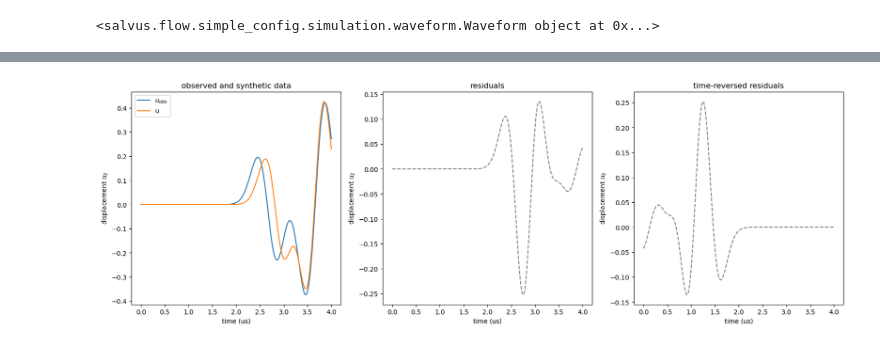
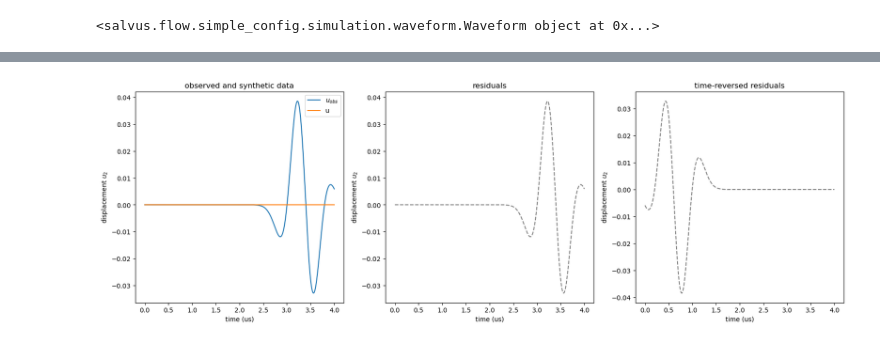
Before and after one commit to oliverwfy/Salvus, a Jupyter notebook: elastic_model/tomography/gradient.ipynb, the cells around one changed output, grey strips where cells are left out. Saved outputs shown, nothing was run; the diff lists cells and outputs as text; code cells hidden in the pictures.

```diff
--- a/elastic_model/tomography/gradient.ipynb
+++ b/elastic_model/tomography/gradient.ipynb
@@ -148,7 +148,7 @@ src = sn.simple_config.source.cartesian.VectorPoint2D(
 
 fileds = ['displacement']
 
-rx_pos = [(1e-3, 1e-3), (3e-3, 1e-3), (5e-3, 1e-3),(7e-3, 1e-3),(9e-3, 1e-3)]
+rx_pos = [(5e-3, 1e-3)]
 # rx_pos = [(0.01, 0.01), (0, 0)]
 
 recs = [sn.simple_config.receiver.cartesian.Point2D(
@@ -167,6 +167,7 @@ sn.EventCollection.from_sources(
 
 center_frequency = CENTRAL_FREQUENCY
 sampling_rate_in_hertz = center_frequency*100
+
 
 
 end_time = 4e-6
@@ -250,31 +251,31 @@ p.viz.nb.simulation_setup(
 VBox(children=(HTML(value='\n            <p><i>This is only a preview. Use ParaView to actually investigate\n …
 <salvus.flow.simple_config.simulation.waveform.Waveform object at 0x...>
 # %%
-# Make a copy to add a layer in between
-mesh_homogeneous_scatterers = mesh_homogeneous.copy()
-centroids = mesh_homogeneous_scatterers.get_element_centroid()
+# # Make a copy to add a layer in between
+# mesh_homogeneous_scatterers = mesh_homogeneous.copy()
+# centroids = mesh_homogeneous_scatterers.get_element_centroid()
 
-center = (x1/2, y1/2)
+# center = (x1/2, y1/2)
 
-# defect_mask = np.linalg.norm(centroids - center, axis=1) < 1e-3
-defect_mask_x = (centroids[:,0]<= 9e-3) & (centroids[:,0]>= 1e-3)
-defect_mask_y = (centroids[:,1]<= 6e-3) & (centroids[:,1]>= 4e-3)
+# # defect_mask = np.linalg.norm(centroids - center, axis=1) < 1e-3
+# defect_mask_x = (centroids[:,0]<= 9e-3) & (centroids[:,0]>= 1e-3)
+# defect_mask_y = (centroids[:,1]<= 6e-3) & (centroids[:,1]>= 4e-3)
 
-defect_mask = defect_mask_x & defect_mask_y
-mesh_homogeneous_scatterers.elemental_fields["RHO"] -= (
-    defect_mask[:, None] * 0
-)
-mesh_homogeneous_scatterers.elemental_fields["VP"] -= (
-    defect_mask[:, None] * 2000
-)
+# defect_mask = defect_mask_x & defect_mask_y
+# mesh_homogeneous_scatterers.elemental_fields["RHO"] -= (
+#     defect_mask[:, None] * 0
+# )
+# mesh_homogeneous_scatterers.elemental_fields["VP"] -= (
+#     defect_mask[:, None] * 0
+# )
 
-# mesh_homogeneous_scatterers.elemental_fields["VS"] += (
-#     defect_mask[:, None] * 1000
-# )
+# # mesh_homogeneous_scatterers.elemental_fields["VS"] += (
+# #     defect_mask[:, None] * 1000
+# # )
 
 
 sim_config = sn.UnstructuredMeshSimulationConfiguration(
-    unstructured_mesh=mesh_homogeneous_scatterers,
+    unstructured_mesh=mesh_homogeneous,
     name="initial_model",
     # Event specific configuration.
     event_configuration=ec,
@@ -433,31 +427,31 @@ ed = p.waveforms.get(data_name="initial_model", events=p.events.list()[0])[0]
 data_init = ed.get_waveform_data_xarray(receiver_field='displacement')
 time = data_init.time
 # %%
-id = 6
-f_adj_0 =  (data_true[id] - data_init[id]) /data_true.max()
+id = 0
+f_adj_0 =  (data_true[id] - data_init[id]) / data_true.max()
 
 fig, axs = plt.subplots(1, 3, figsize=(20, 6), dpi=100)
 
 
 axs[0].plot(time*1e6, data_true[id]/data_true.max())
 axs[0].plot(time*1e6, data_init[id]/data_true.max())
 axs[0].legend([r'$u_{obs}$', 'u'])
 axs[0].set_xlabel('time (us)')
 axs[0].set_ylabel(r'displacement $u_2$')
 axs[0].set_title('observed and synthetic data')
 
 
 axs[1].plot(time*1e6, f_adj_0, color='gray',linestyle='--')
 axs[1].set_xlabel('time (us)')
 axs[1].set_ylabel(r'displacement $u_2$')
 axs[1].set_title('residuals')
 
 
 axs[2].plot(time*1e6, -np.flip(f_adj_0), color='gray',linestyle='--')
 axs[2].set_xlabel('time (us)')
 axs[2].set_ylabel(r'displacement $u_2$')
 axs[2].set_title('time-reversed residuals')
 
 plt.savefig(Path(IMAGE_DIR_WIN, PROJECT_NAME + fr'_adjoint_source.png'))
 # %% [output]
-[figure, old version]
+[figure, new version]
```
Also changed, not shown: parts of 30 cells of this notebook, 12 other files.
